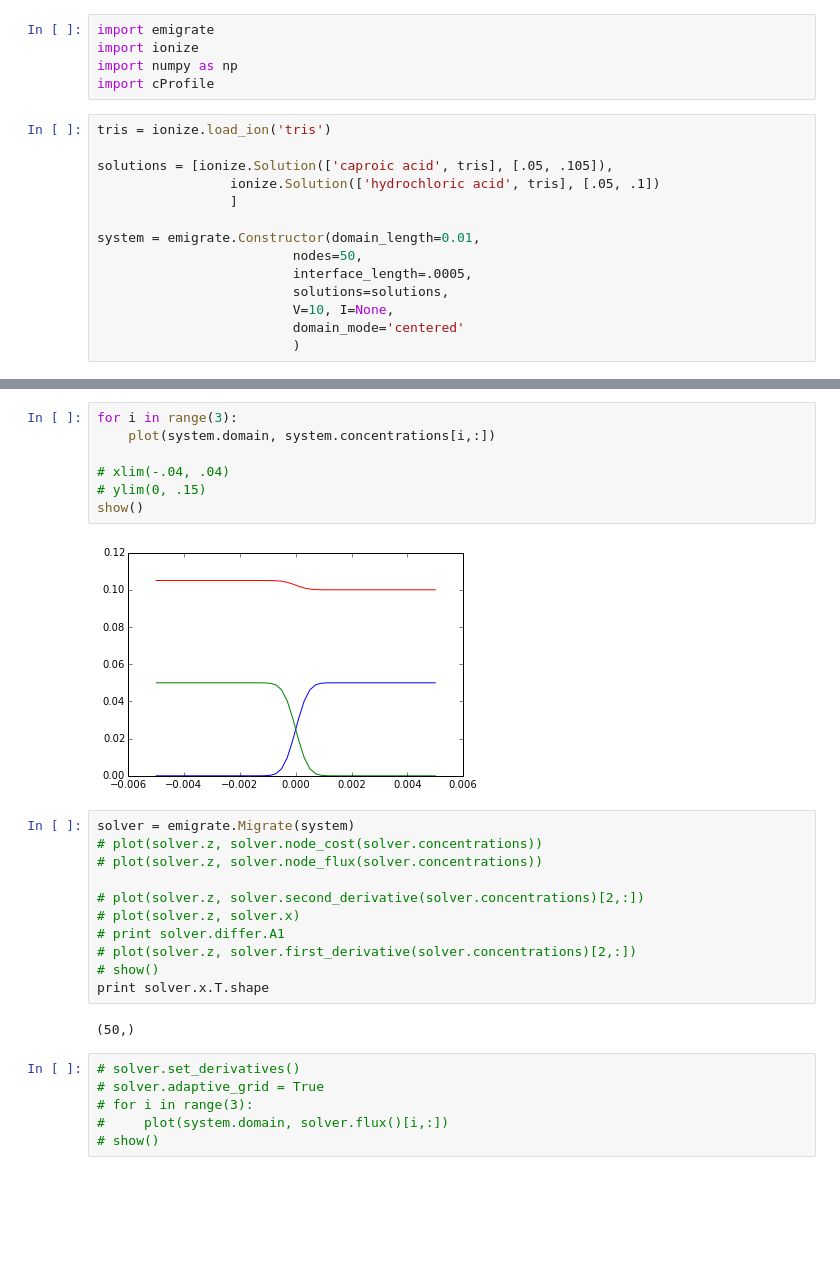
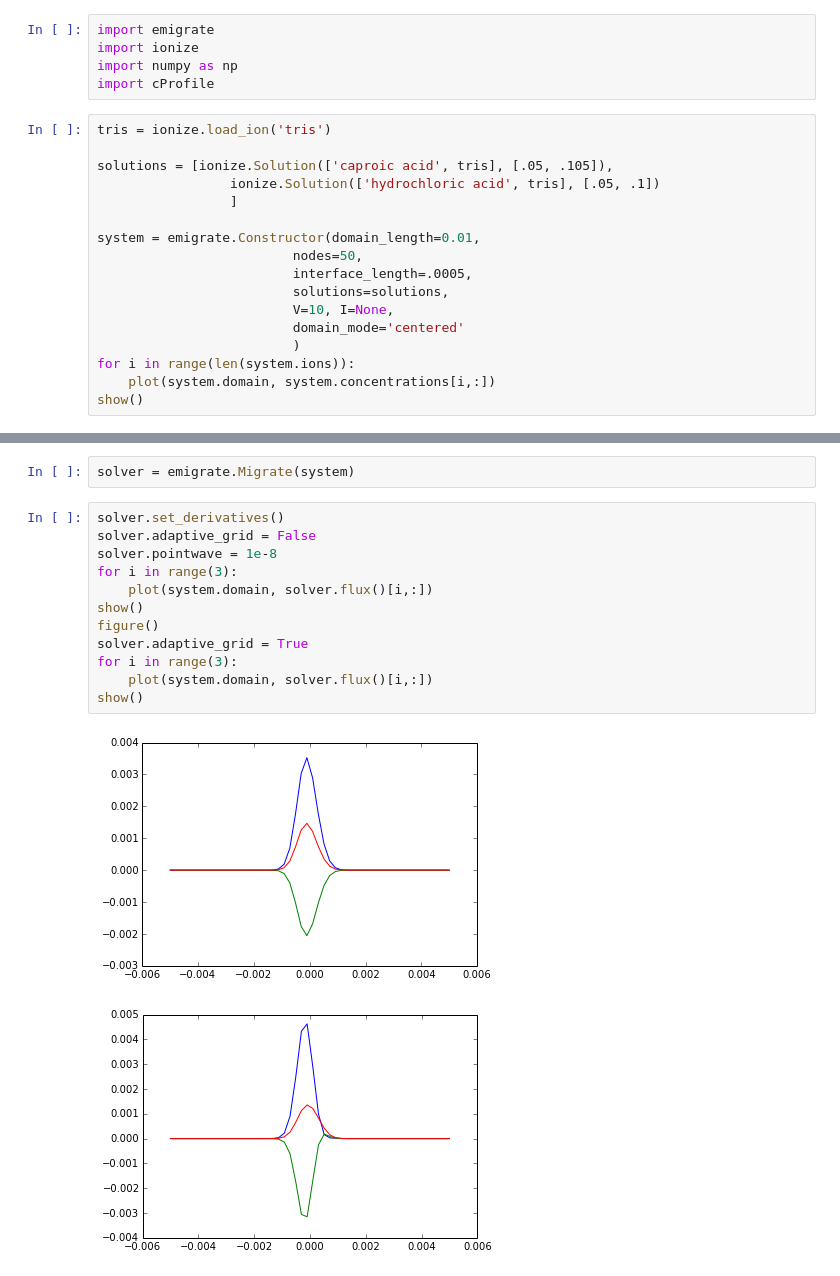
Before and after one commit to lewisamarshall/emigrate, a Jupyter notebook: Tutorial.ipynb, the cells around one changed output, grey strips where cells are left out. Cells and saved outputs as stored; diff of their text form; blank space fills up the shorter version.

```diff
--- a/Tutorial.ipynb
+++ b/Tutorial.ipynb
@@ -21,3 +21,6 @@ system = emigrate.Constructor(domain_length=0.01,
                          V=10, I=None,
                          domain_mode='centered'
                          )
+for i in range(len(system.ions)):
+    plot(system.domain, system.concentrations[i,:])
+show()
@@ -24,28 +29,17 @@ system = emigrate.Constructor(domain_length=0.01,
-# %%
-for i in range(3):
-    plot(system.domain, system.concentrations[i,:])
-
-# xlim(-.04, .04)
-# ylim(0, .15)
-show()
-# %% [output]
-[figure, removed]
-# %%
-solver = emigrate.Migrate(system)
-# plot(solver.z, solver.node_cost(solver.concentrations))
-# plot(solver.z, solver.node_flux(solver.concentrations))
-
-# plot(solver.z, solver.second_derivative(solver.concentrations)[2,:])
-# plot(solver.z, solver.x)
-# print solver.differ.A1
-# plot(solver.z, solver.first_derivative(solver.concentrations)[2,:])
-# show()
-print solver.x.T.shape
-# %% [output]
-(50,)
+# %%
+solver = emigrate.Migrate(system)
 # %%
-# solver.set_derivatives()
-# solver.adaptive_grid = True
-# for i in range(3):
-#     plot(system.domain, solver.flux()[i,:])
-# show()
+solver.set_derivatives()
+solver.adaptive_grid = False
+solver.pointwave = 1e-8
+for i in range(3):
+    plot(system.domain, solver.flux()[i,:])
+show()
+figure()
+solver.adaptive_grid = True
+for i in range(3):
+    plot(system.domain, solver.flux()[i,:])
+show()
+# %% [output]
+[figure, added]
+[figure, added]
```
Also changed, not shown: parts of 9 cells of this notebook, 1 other file.
